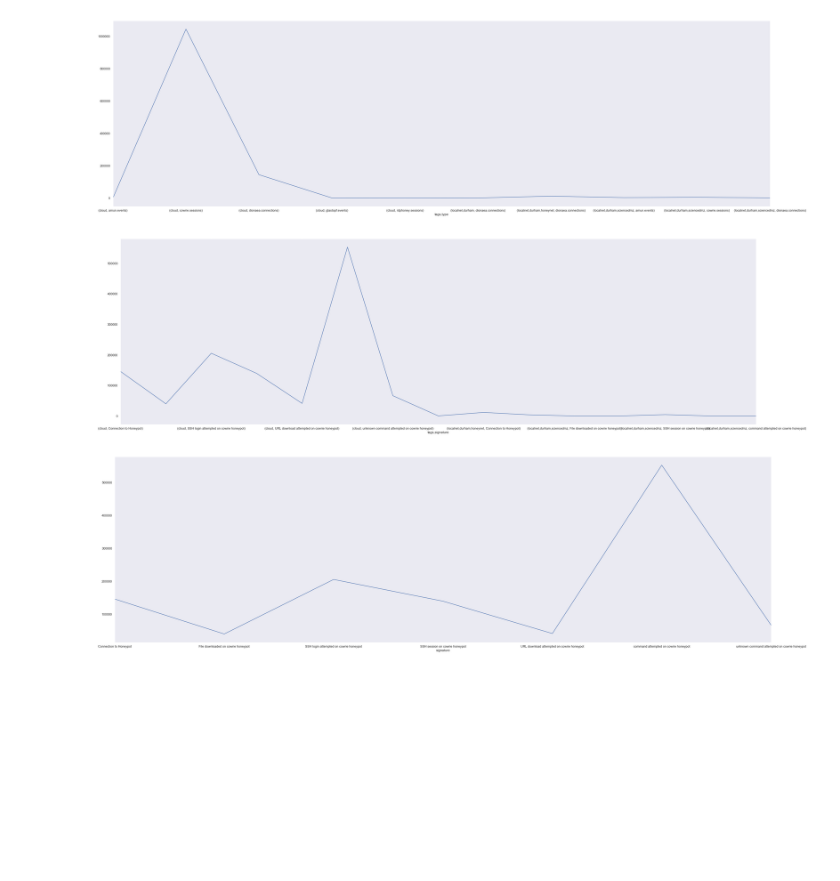
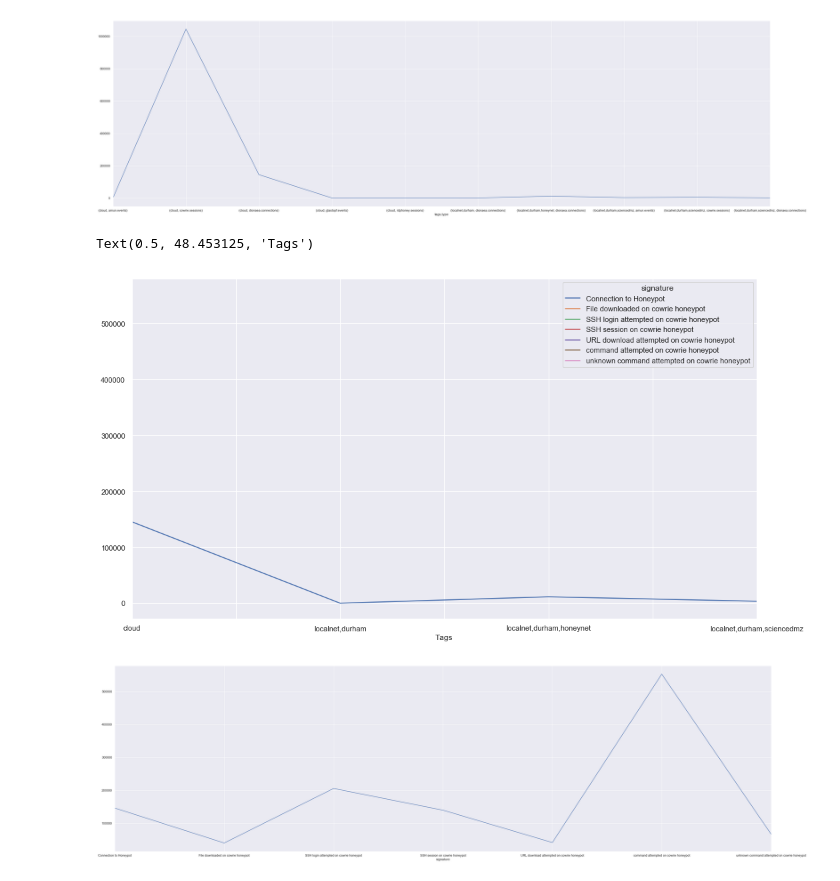
Before and after one commit to rijish45/Security-Analytics, a Jupyter notebook: Full-Data-20.ipynb, the cells around one changed output. Saved outputs shown, nothing was run; the diff lists cells and outputs as text; code cells hidden in the pictures; blank space fills up the shorter version.

```diff
--- a/Full-Data-20.ipynb
+++ b/Full-Data-20.ipynb
@@ -1235,17 +1238,22 @@ data_analysis.head()
 | 3 | cowrie | cfd4dc54-499e-43d9-848a-1e390a7c984a | cloud | 198.199.89.115 | 44023.0 | NaN | SSH-2.0-OpenSSH_7.3 | enable | 172.18.0.2 | ... |
 | 4 | cowrie | cfd4dc54-499e-43d9-848a-1e390a7c984a | cloud | 198.199.89.115 | 44023.0 | NaN | SSH-2.0-OpenSSH_7.3 | enable | 172.18.0.2 | ... |
 # %%
+sns.set()
 fig, ax = plt.subplots(figsize=(35,10))
 data_analysis.groupby(['tags','type']).count()['src_ip'].plot(ax=ax)
 plt.tight_layout()
 # %% [output]
 [figure]
-# %%
-fig, ax = plt.subplots(figsize= (35,10))
-data_analysis.groupby(['tags','signature']).count()['src_ip'].plot(ax=ax)
-plt.tight_layout()
-# %% [output]
-[figure, removed]
+# %%
+fig, ax = plt.subplots(figsize= (15,8))
+data_analysis.groupby(['tags','signature']).count()['src_ip'].unstack().plot(ax=ax)
+plt.tight_layout()
+ax.set_xlabel("Tags")
+# fig, ax = plt.subplots(figsize=(35,10))
+# data.groupby(['date','type']).count()['amount'].unstack().plot(ax=ax)
+# %% [output]
+Text(0.5, 48.453125, 'Tags')
+[figure, added]
 # %%
 df_cloud = data_analysis.loc[data_analysis['tags'] == "cloud"]
 df_localnet = data_analysis.loc[data_analysis['tags'] != "cloud"]
```
Also changed, not shown: parts of 42 cells of this notebook, 14 other files.
